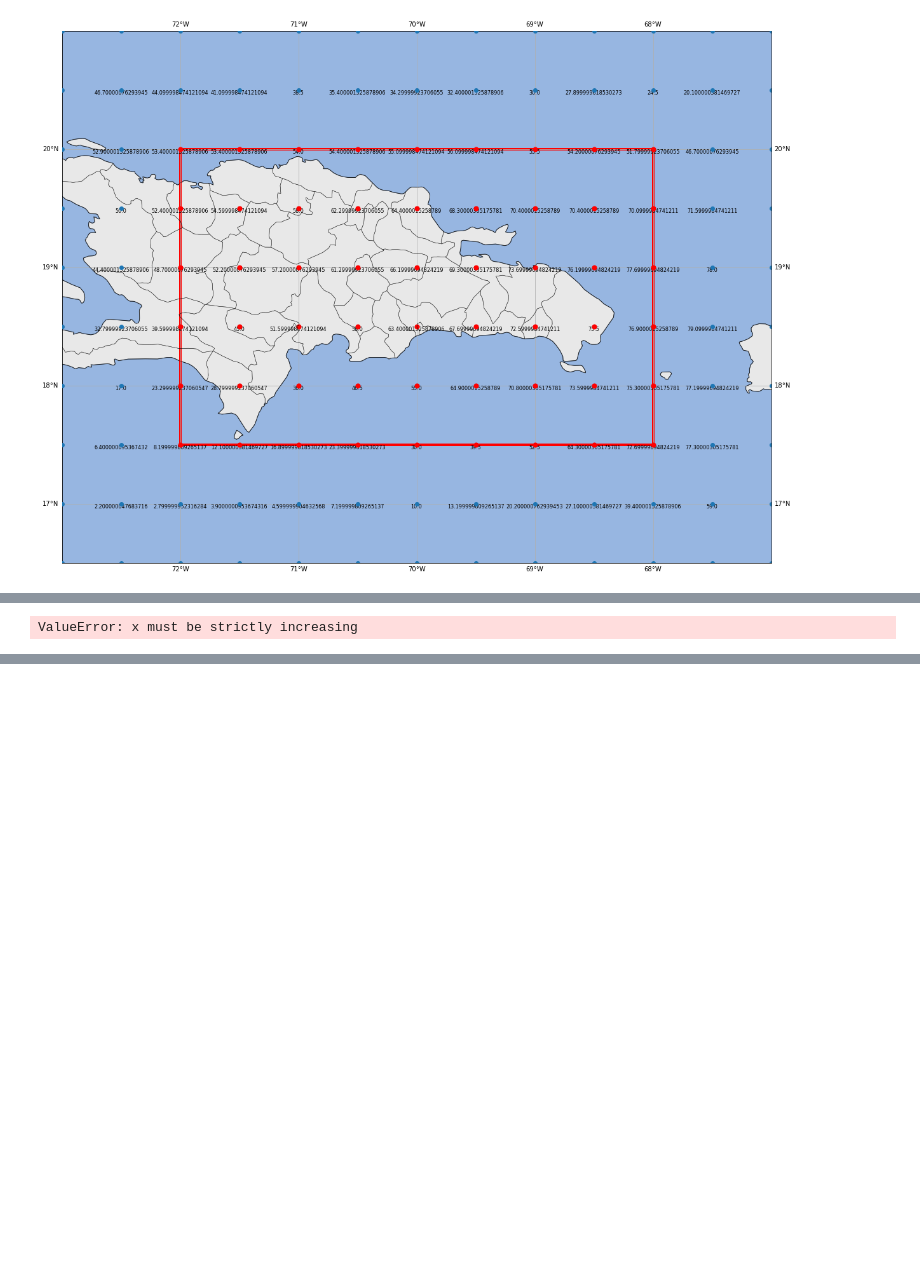
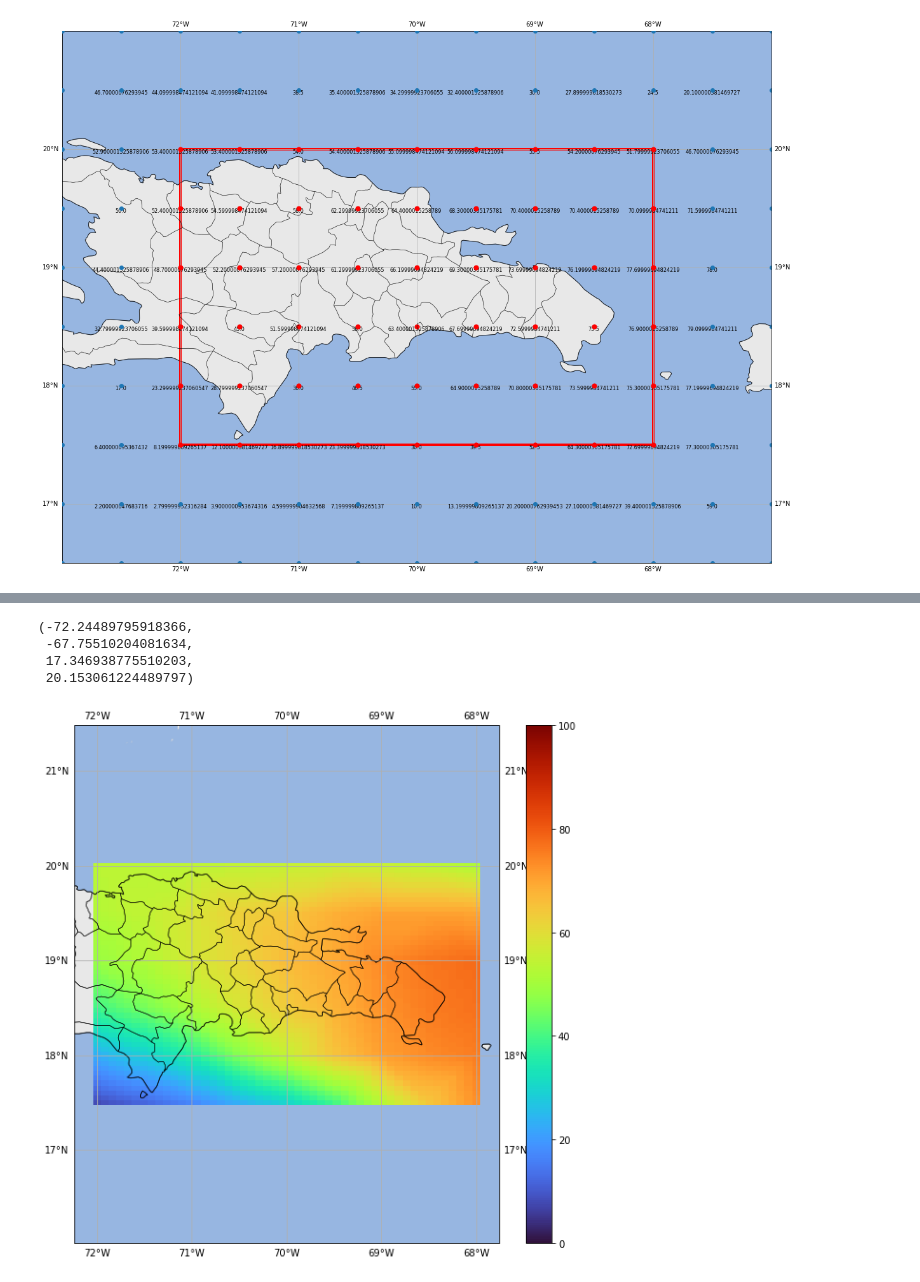
Before and after one commit to jmedinah09/UnidataProjects, a Jupyter notebook: tropical_cyclone_plot_project/Tropical_Cyclone_Plot_Project.ipynb, the cells around one changed output, grey strips where cells are left out. Drawn from its saved outputs; the diff is of its cells as text; code cells hidden in the pictures; blank space fills up the shorter version.

```diff
--- a/tropical_cyclone_plot_project/Tropical_Cyclone_Plot_Project.ipynb
+++ b/tropical_cyclone_plot_project/Tropical_Cyclone_Plot_Project.ipynb
@@ -604,11 +625,65 @@ plt.show()
-# %%
-from scipy.interpolate import RectBivariateSpline
-x = wsp_34_clipped['geometry'].x
-y = wsp_34_clipped['geometry'].y
-z = wsp_34_clipped['PWIND120']
-interp_spline = RectBivariateSpline(x, y, z)
-# %% [output]
-ValueError: x must be strictly increasing
 # %%
-wsp_34_clipped
+from scipy.interpolate import LinearNDInterpolator
+import matplotlib.pyplot as plt
+
+fig = plt.figure(figsize=(10, 10))
+ax  = plt.subplot(1, 1, 1, projection = map_crs)
+
+
+#ax.set_extent([-73, -67, 16.5, 21])
+ax.set_extent([-72, -68, 17.5, 20])
+ax.add_feature(cfeat.OCEAN.with_scale('10m'))
+
+grid_lines = ax.gridlines(draw_labels=True)
+grid_lines.xformatter = LONGITUDE_FORMATTER
+grid_lines.yformatter = LATITUDE_FORMATTER
+
+
+ax.add_geometries(land_gdf['geometry'], crs=data_crs, facecolor='lightgray',
+                 edgecolor='none', alpha = 0.5, zorder = -1)
+ax.add_geometries(states_provinces_gdf['geometry'], crs=data_crs, facecolor='none',
+                 edgecolor='black', linewidth=0.5, zorder = 10)
+ax.add_geometries(coastline_gdf['geometry'], crs=data_crs, facecolor='none',
+                 edgecolor='black', linewidth=1, alpha=0.7)
+
+wsp_34_points_gdf = geopandas.read_file('laura_shape_files/2020082212_wsp_120hr/2020082212_wsp34knt120hr_halfDeg.shp')
+wsp_34_points_gdf["PWIND120"] = pandas.to_numeric(wsp_34_points_gdf["PWIND120"], downcast="float")
+wsp_34_points_gdf = wsp_34_points_gdf[wsp_34_points_gdf['PWIND120'] > 0]
+
+# ax.scatter(wsp_34_points_gdf['geometry'].x, wsp_34_points_gdf['geometry'].y,
+#                   transform=data_crs,  zorder=10)
+
+# wsp_34_points_gdf.apply(lambda x: ax.annotate(text=round(x.PWIND120), xy=(x.geometry.x, x.geometry.y),
+#                                                 fontsize = 8, ha='center', weight = 'normal',
+#                                                 va = 'top'), axis=1)
+polygon = Polygon([(-72, 17.5), (-72, 20), (-68, 20), (-68, 17.5), (-72, 17.5)])
+poly_gdf = geopandas.GeoDataFrame([1], geometry=[polygon], crs=states_provinces_gdf.crs)
+
+wsp_34_clipped = geopandas.clip(wsp_34_points_gdf, polygon)
+# ax.add_geometries(poly_gdf['geometry'], crs=data_crs, facecolor='none',
+#                  edgecolor='red', linewidth=4)
+# ax.scatter(wsp_34_clipped['geometry'].x, wsp_34_clipped['geometry'].y,
+#                   transform=data_crs,  color = 'red', s= 50, zorder=10)
+
+
+x = np.array(wsp_34_clipped['geometry'].x)
+y = np.array(wsp_34_clipped['geometry'].y)
+points = list(zip(x, y))
+values = wsp_34_clipped['PWIND120']
+
+
+X = np.linspace(min(x), max(x))
+Y = np.linspace(min(y), max(y))
+X, Y = np.meshgrid(X, Y)  # 2D grid for interpolation
+
+interp = LinearNDInterpolator(points, values)
+Z = interp(X, Y)
+
+ax.set_extent([-90, -60, 15, 25], crs=data_crs)
+pc = ax.pcolormesh(X, Y, Z, shading='auto', cmap = 'turbo', vmin = 0, vmax = 100, transform=data_crs)
+# ax.plot(x, y, "ok")
+#ax.legend()
+plt.colorbar(pc)
+
+ax.axis("equal")
 # %% [output]
@@ -631,0 +690,5 @@ wsp_34_clipped
+(-72.24489795918366,
+ -67.75510204081634,
+ 17.346938775510203,
+ 20.153061224489797)
+[figure, added]
```
Also changed, not shown: parts of 11 cells of this notebook, 21 other files.
